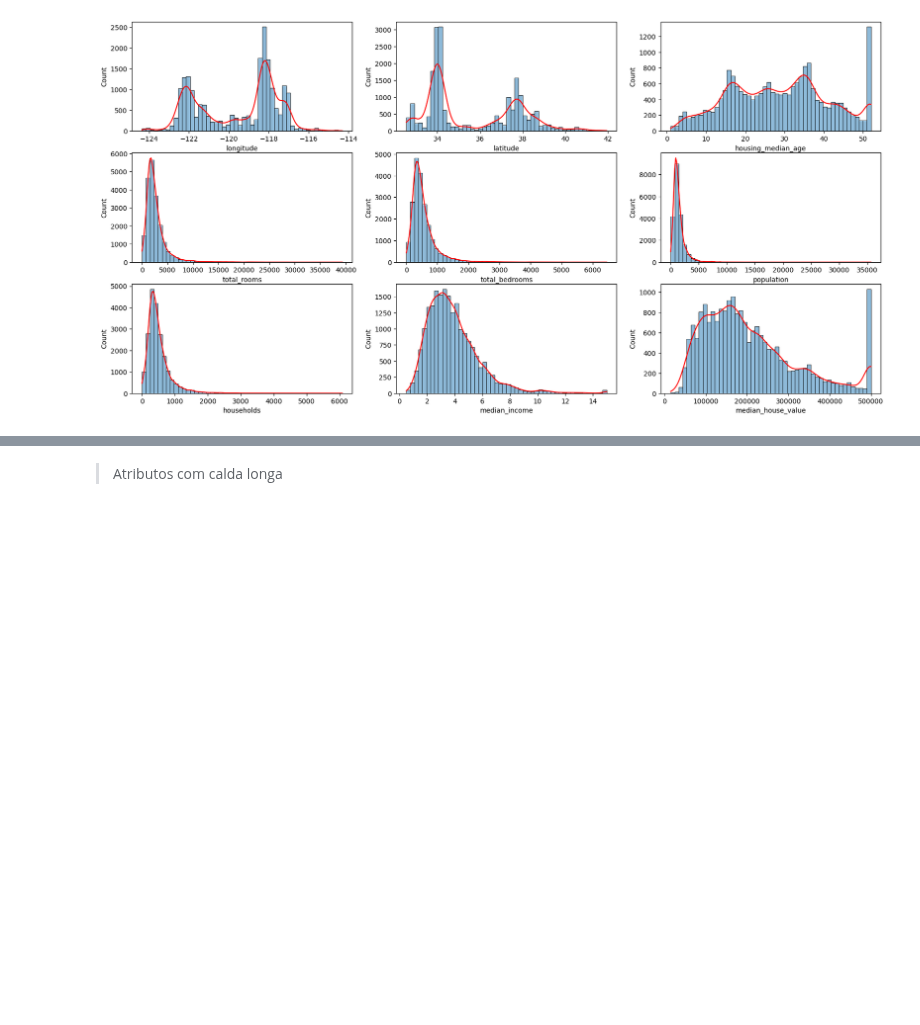
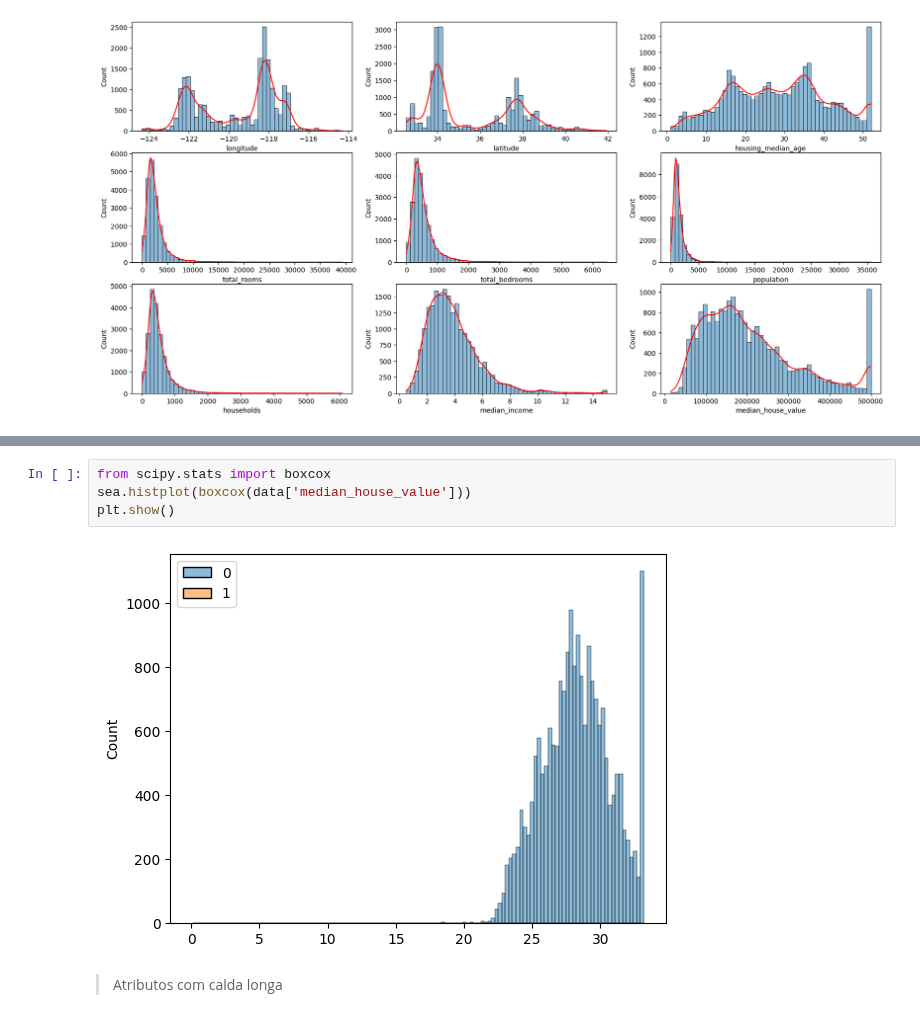
Before and after one commit to kaladabrio2020/livro-aprendizado-de-maquina-sklearn-keras-tf, a Jupyter notebook: Parte I : Os Conceitos Básicos de Aprendizado de Máquina/Capítulo 2 - Projeto Aprendizado de Máquina Ponta a Ponta/Regressão.ipynb, the cells around one changed output, grey strips where cells are left out. Saved outputs shown, nothing was run; the diff lists cells and outputs as text; blank space fills up the shorter version.

```diff
--- a/Parte I : Os Conceitos Básicos de Aprendizado de Máquina/Capítulo 2 - Projeto Aprendizado de Máquina Ponta a Ponta/Regressão.ipynb
+++ b/Parte I : Os Conceitos Básicos de Aprendizado de Máquina/Capítulo 2 - Projeto Aprendizado de Máquina Ponta a Ponta/Regressão.ipynb
@@ -132,3 +140,9 @@ plt.show()
+# %%
+from scipy.stats import boxcox
+sea.histplot(boxcox(data['median_house_value']))
+plt.show()
+# %% [output]
+[figure, added]
 # %% [markdown]
 > Atributos com calda longa
 # %% [markdown]
```
Also changed, not shown: parts of 22 cells of this notebook, 4 other files.
